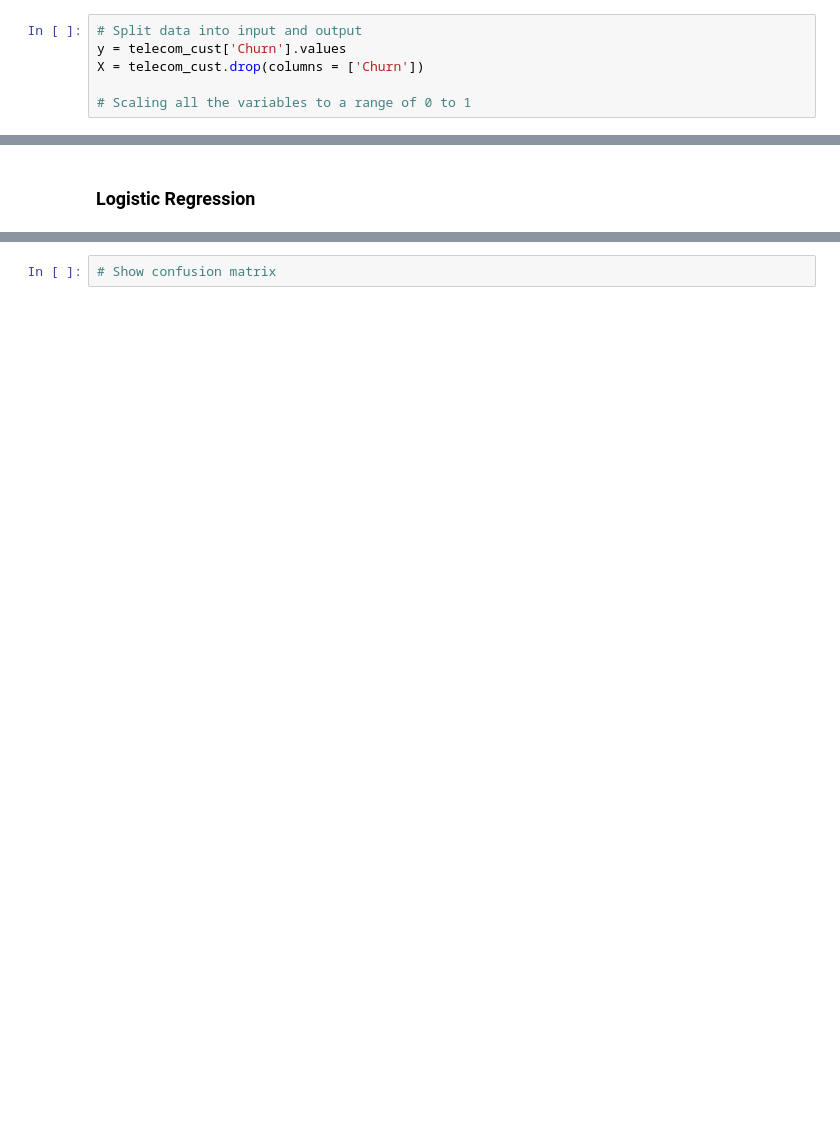
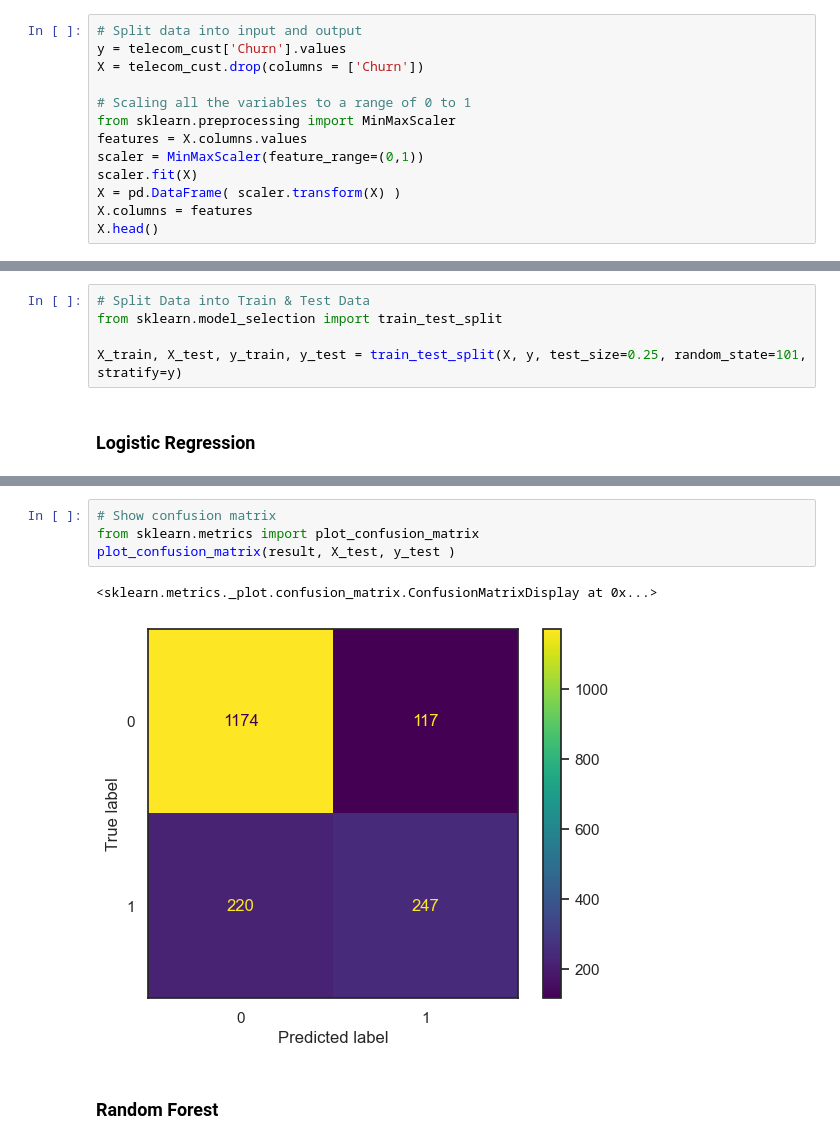
Before and after one commit to tuckerbrown5/CIS277-FA22-Machine-Learning, a Jupyter notebook: ML.ipynb, the cells around one changed output, grey strips where cells are left out. Drawn from its saved outputs; the diff is of its cells as text; blank space fills up the shorter version.

```diff
--- a/ML.ipynb
+++ b/ML.ipynb
@@ -59,3 +59,10 @@ y = telecom_cust['Churn'].values
 X = telecom_cust.drop(columns = ['Churn'])
 
 # Scaling all the variables to a range of 0 to 1
+from sklearn.preprocessing import MinMaxScaler
+features = X.columns.values
+scaler = MinMaxScaler(feature_range=(0,1))
+scaler.fit(X)
+X = pd.DataFrame( scaler.transform(X) )
+X.columns = features
+X.head()
@@ -64,3 +77,8 @@ X = telecom_cust.drop(columns = ['Churn'])
+# %%
+# Split Data into Train & Test Data
+from sklearn.model_selection import train_test_split
+
+X_train, X_test, y_train, y_test = train_test_split(X, y, test_size=0.25, random_state=101, stratify=y)
 # %% [markdown]
 ### Logistic Regression
 # %%
@@ -70,2 +96,9 @@ X = telecom_cust.drop(columns = ['Churn'])
 # %%
 # Show confusion matrix
+from sklearn.metrics import plot_confusion_matrix
+plot_confusion_matrix(result, X_test, y_test )
+# %% [output]
+<sklearn.metrics._plot.confusion_matrix.ConfusionMatrixDisplay at 0x...>
+[figure, added]
+# %% [markdown]
+### Random Forest
```
Also changed, not shown: parts of 8 cells of this notebook.
